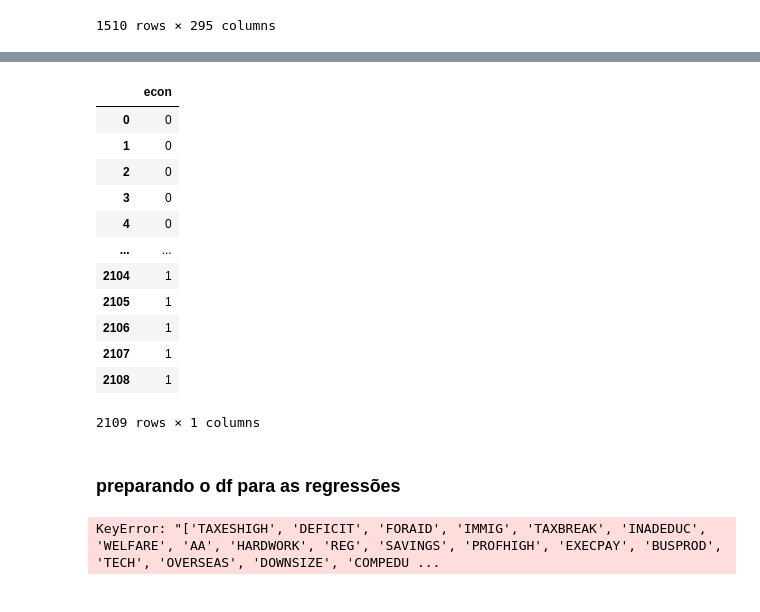
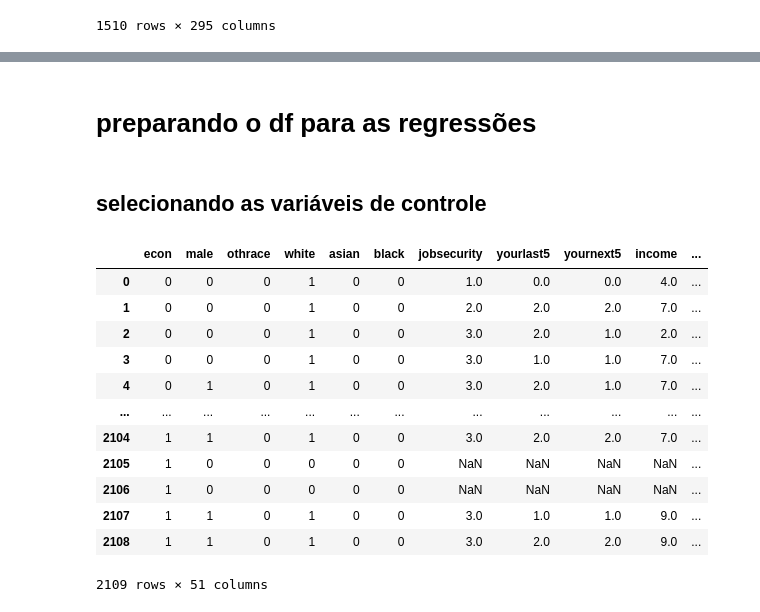
Before and after one commit to Schadenlord/pesquisa-comportamental, a Jupyter notebook: análise.ipynb, the cells around one changed output, grey strips where cells are left out. Saved outputs shown, nothing was run; the diff lists cells and outputs as text; code cells hidden in the pictures.

```diff
--- a/análise.ipynb
+++ b/análise.ipynb
@@ -440,18 +471,2 @@ df_union
-# %%
-df_union[['econ']]
-# %% [output]
-|  | econ |
-| 0 | 0 |
-| 1 | 0 |
-| 2 | 0 |
-| 3 | 0 |
-| 4 | 0 |
-| ... | ... |
-| 2104 | 1 |
-| 2105 | 1 |
-| 2106 | 1 |
-| 2107 | 1 |
-| 2108 | 1 |
-2109 rows × 1 columns
 # %% [markdown]
-### preparando o df para as regressões
+# preparando o df para as regressões
@@ -502,48 +473,22 @@ df_union.columns.to_frame().to_clipboard(excel=True)
+# %% [markdown]
+## selecionando as variáveis de controle
 # %%
-# Selecionando apenas as colunas que serão utilizadas na análise e renomeado
-
-df_union.rename(columns={'q27a1'  : 'TAXESHIGH'
-                        , 'q27b1' : 'DEFICIT'
-                        , 'q27c1' : 'FORAID'
-                        , 'q27d1' : 'IMMIG'
-                        , 'q27e1' : 'TAXBREAK'
-                        , 'q27f1' : 'INADEDUC'
-                        , 'q27g1' : 'WELFARE'
-                        , 'q27h1' : 'AA'
-                        , 'q27i1' : 'HARDWORK'
-                        , 'q27j1' : 'REG'
-                        , 'q27k1' : 'SAVINGS'
-                        , 'q29l1' : 'PROFHIGH'
-                        , 'q29m1' : 'EXECPAY'
-                        , 'q29n1' : 'BUSPROD'
-                        , 'q29o1' : 'TECH'
-                        , 'q29p1' : 'OVERSEAS'
-                        , 'q29q1' : 'DOWNSIZE'
-                        , 'q29r1' : 'COMPEDUC'
-                        , 'q22a1' : 'TAXCUT'
-                        , 'q22b1' : 'WOMENWORK'
-                        , 'q22c1' : 'TECHGOOD'
-                        , 'q22d1' : 'TRADEAG'
-                        , 'q22e1' : 'DOWNGOOD'
-                        , 'q13'   : 'CHANGE20'
-                        , 'q24'   : 'TRADEJOB'
-                        , 'q26'   : 'WHYGASSD'
-                        , 'q25'   : 'GASPRICE'
-                        , 'q21'   : 'PRES'
-                        , 'q9'    : 'NEWJOB'
-                        , 'q10'   : 'GAP20'
-                        , 'q11'   : 'INCOME20'
-                        , 'q12'   : 'WAGE20'
-                        , 'q13'   : 'NEED2EARN'
-                        , 'q14'   : 'STAN5'
-                        , 'q18'   : 'CHILDGEN'
-                        , 'q49'   : 'CHILDSTAN'
-                        , 'q1'    : 'CURECON'}
-                , inplace=True)
-
-
 ## Selecionando somente as renomeadas e a variável de controle
 
-df_union = df_union[['econ', 'male', 'othrace', 'white', 'asian', 'black', 'jobsecurity', 'yourlast5', 'yournext5', 'income', 'dem', 'rep', 'indep', 'othparty', 'ideology', 'othideol', 'education', 'TAXESHIGH', 'DEFICIT', 'FORAID', 'IMMIG', 'TAXBREAK', 'INADEDUC', 'WELFARE', 'AA', 'HARDWORK', 'REG', 'SAVINGS', 'PROFHIGH', 'EXECPAY', 'BUSPROD', 'TECH', 'OVERSEAS', 'DOWNSIZE', 'COMPEDUC', 'TAXCUT', 'WOMENWORK', 'TECHGOOD', 'TRADEAG', 'DOWNGOOD', 'CHANGE20', 'TRADEJOB', 'WHYGASSD', 'GASPRICE', 'PRES', 'NEWJOB', 'GAP20', 'INCOME20', 'WAGE20', 'NEED2EARN', 'STAN5', 'CHILDGEN', 'CHILDSTAN', 'CURECON']]
+df_filtered = df_union[['econ', 'male', 'othrace', 'white', 'asian', 'black', 'jobsecurity', 'yourlast5', 'yournext5', 'income', 'dem', 'rep', 'indep', 'othparty', 'ideology', 'othideol', 'education', 'TAXESHIGH', 'DEFICIT', 'FORAID', 'IMMIG', 'TAXBREAK', 'INADEDUC', 'WELFARE', 'AA', 'HARDWORK', 'REG', 'SAVINGS', 'PROFHIGH', 'EXECPAY', 'BUSPROD', 'TECH', 'OVERSEAS', 'DOWNSIZE', 'COMPEDUC', 'TAXCUT', 'WOMENWORK', 'TECHGOOD', 'TRADEAG', 'DOWNGOOD', 'CHANGE20', 'TRADEJOB', 'WHYGASSD', 'GASPRICE', 'PRES', 'INCOME20', 'WAGE20', 'NEED2EARN', 'STAN5', 'CHILDGEN', 'CHILDSTAN']].copy()
+
+df_filtered
 # %% [output]
+|  | econ | male | othrace | white | asian | black | jobsecurity | yourlast5 | yournext5 | income | ... |
+| 0 | 0 | 0 | 0 | 1 | 0 | 0 | 1.0 | 0.0 | 0.0 | 4.0 | ... |
+| 1 | 0 | 0 | 0 | 1 | 0 | 0 | 2.0 | 2.0 | 2.0 | 7.0 | ... |
+| 2 | 0 | 0 | 0 | 1 | 0 | 0 | 3.0 | 2.0 | 1.0 | 2.0 | ... |
+| 3 | 0 | 0 | 0 | 1 | 0 | 0 | 3.0 | 1.0 | 1.0 | 7.0 | ... |
+| 4 | 0 | 1 | 0 | 1 | 0 | 0 | 3.0 | 2.0 | 1.0 | 7.0 | ... |
+| ... | ... | ... | ... | ... | ... | ... | ... | ... | ... | ... | ... |
+| 2104 | 1 | 1 | 0 | 1 | 0 | 0 | 3.0 | 2.0 | 2.0 | 7.0 | ... |
+| 2105 | 1 | 0 | 0 | 0 | 0 | 0 | NaN | NaN | NaN | NaN | ... |
+| 2106 | 1 | 0 | 0 | 0 | 0 | 0 | NaN | NaN | NaN | NaN | ... |
+| 2107 | 1 | 1 | 0 | 1 | 0 | 0 | 3.0 | 1.0 | 1.0 | 9.0 | ... |
+| 2108 | 1 | 1 | 0 | 1 | 0 | 0 | 3.0 | 2.0 | 2.0 | 9.0 | ... |
-KeyError: "['TAXESHIGH', 'DEFICIT', 'FORAID', 'IMMIG', 'TAXBREAK', 'INADEDUC', 'WELFARE', 'AA', 'HARDWORK', 'REG', 'SAVINGS', 'PROFHIGH', 'EXECPAY', 'BUSPROD', 'TECH', 'OVERSEAS', 'DOWNSIZE', 'COMPEDU ...
+2109 rows × 51 columns
```
Also changed, not shown: parts of 19 cells of this notebook.
